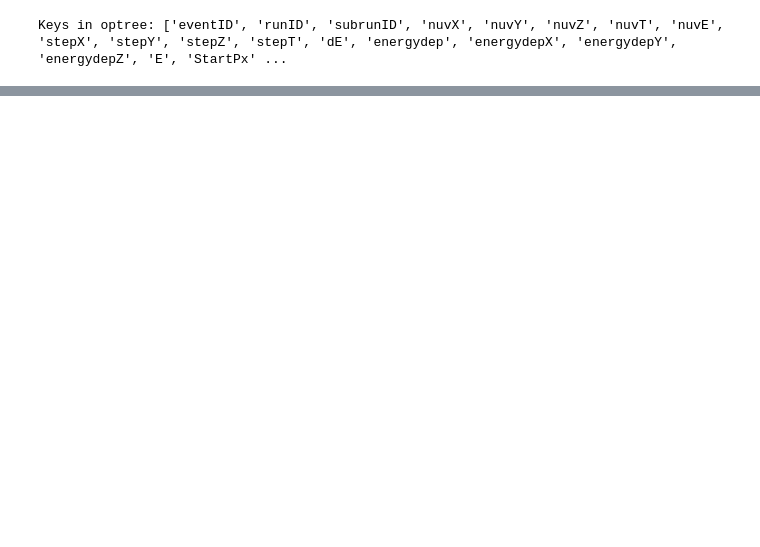
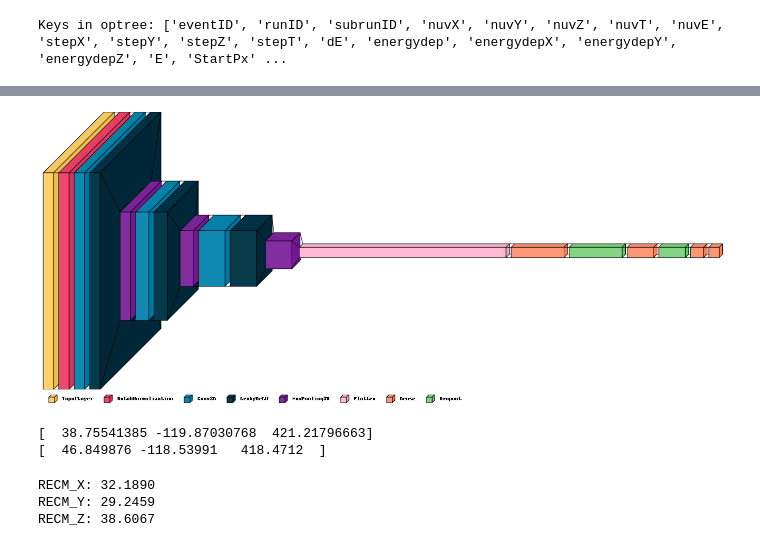
Before and after one commit to CIEMAT-Neutrino/AI_nuvT, a Jupyter notebook: 6_Regression_Ebaricenter_NN.ipynb, the cells around one changed output, grey strips where cells are left out. Drawn from its saved outputs; the diff is of its cells as text; code cells hidden in the pictures; blank space fills up the shorter version.

```diff
--- a/6_Regression_Ebaricenter_NN.ipynb
+++ b/6_Regression_Ebaricenter_NN.ipynb
@@ -51,0 +98,6 @@ plt.show()
+# %%
+dEprom = np.column_stack((filtered_dEpromx_f_unique, filtered_dEpromy_f_unique, filtered_dEpromz_f_unique))
+dEprom_np = ak.to_numpy(dEprom)
+print("Merged dEprom:")
+print(dEprom_np)
+print(np.shape(dEprom_np))
@@ -51,0 +116,3 @@ plt.show()
+# %%
+test_size = int(np.floor(0.60*np.shape(dEprom)[0]) )
+print(test_size)
@@ -51,0 +121,2 @@ plt.show()
+# %%
+x_train, x_test = filtered_image[:-test_size], filtered_image[-test_size:]
@@ -51,0 +180,2 @@ plt.show()
+# %%
+model_4compreal = create_cnn_model(x_train, (4,5),(2,2))
@@ -51,0 +207,21 @@ plt.show()
+# %%
+visualkeras.layered_view(model_4compreal, legend=True,scale_xy=6, to_file='output.png')  # font is optional!
+# %% [output]
+[figure, added]
+# %%
+print(y_test[0])
+print(dEprom_4compreal[0])
+# %% [output]
+[  38.75541385 -119.87030768  421.21796663]
+[  46.849876 -118.53991   418.4712  ]
+# %%
+testScoreECM_X = mean_squared_error(y_test[:,0], dEprom_4compreal[:,0])
+testScoreECM_Y = mean_squared_error(y_test[:,1], dEprom_4compreal[:,1])
+testScoreECM_Z = mean_squared_error(y_test[:,2], dEprom_4compreal[:,2])
+print('RECM_X: %.4f' % np.sqrt((testScoreECM_X)))
+print('RECM_Y: %.4f' % np.sqrt((testScoreECM_Y)))
+print('RECM_Z: %.4f' % np.sqrt((testScoreECM_Z)))
+# %% [output]
+RECM_X: 32.1890
+RECM_Y: 29.2459
+RECM_Z: 38.6067
```
Also changed, not shown: parts of 35 cells of this notebook, 6 other files.
